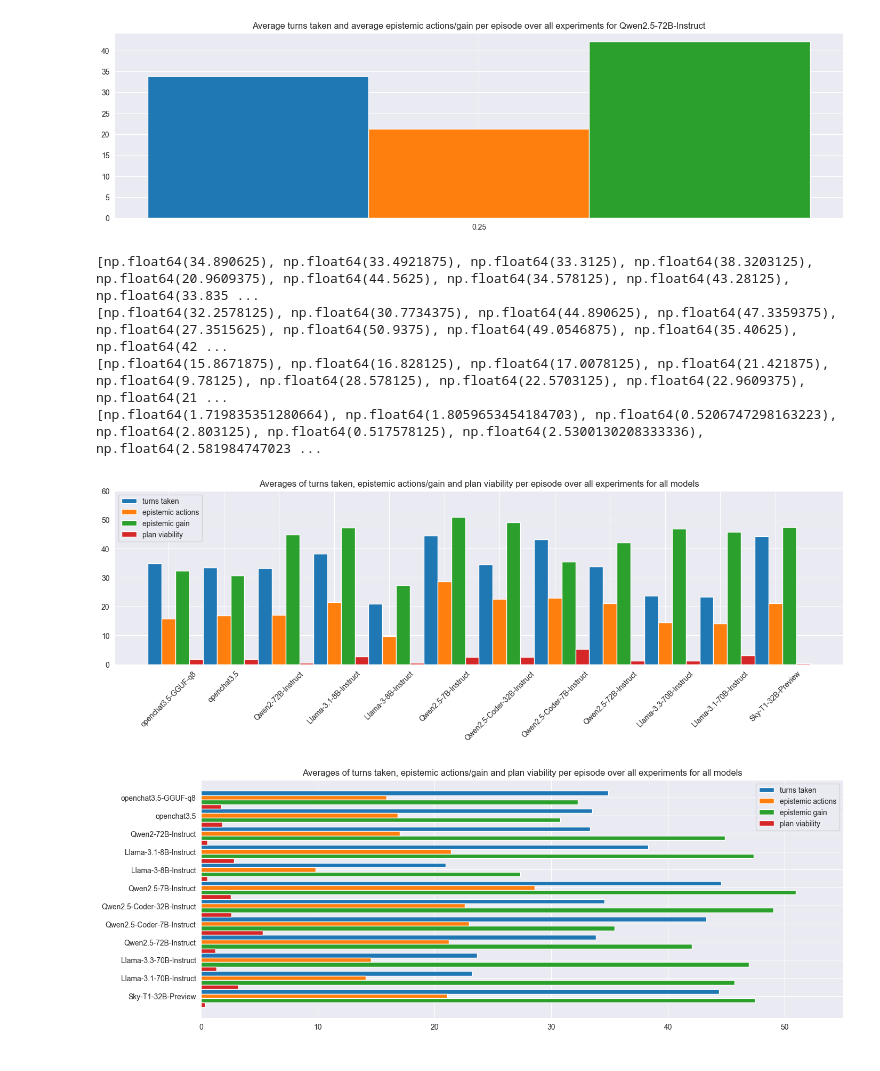
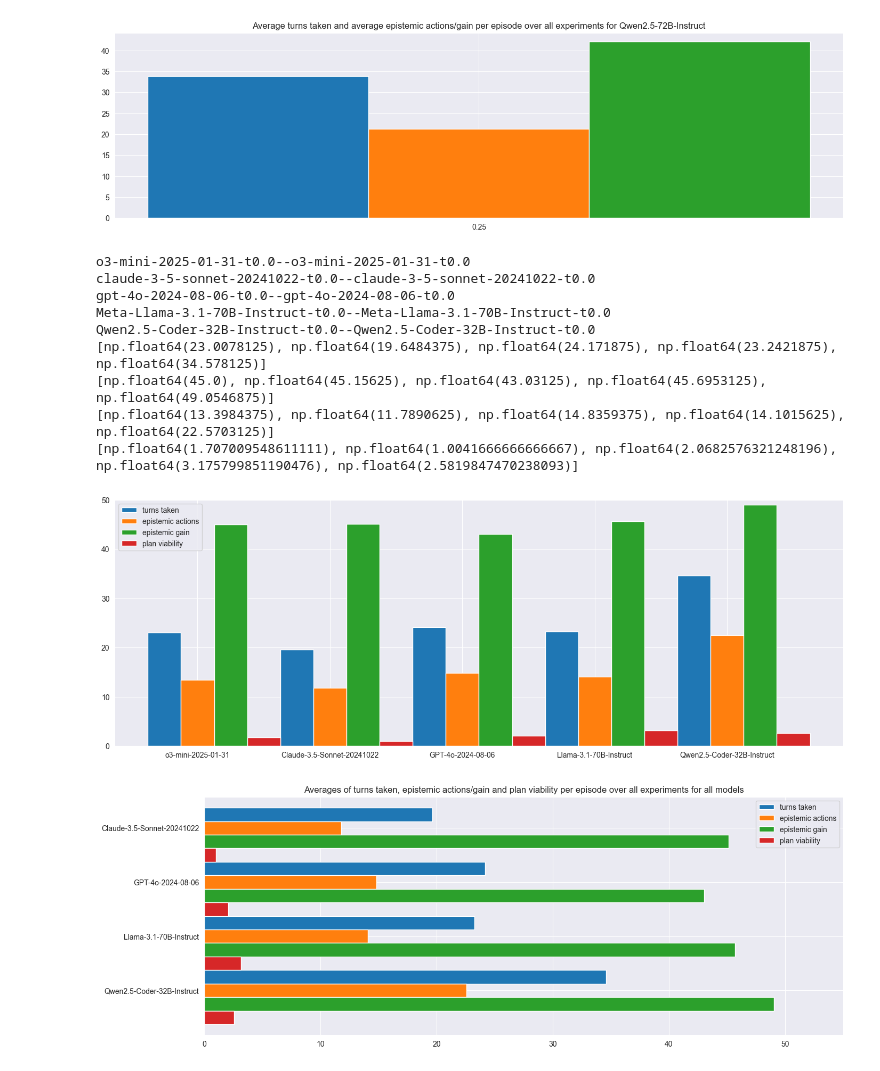
Before and after one commit to jmccardle/AdventureClemGame, a Jupyter notebook: adventuregame_eval.ipynb, the cells around one changed output. Cells and saved outputs as stored; diff of their text form; code cells hidden in the pictures.

Commit message:
Plotting work; Checking instance layouts/initial states

```diff
--- a/adventuregame_eval.ipynb
+++ b/adventuregame_eval.ipynb
@@ -72,8 +72,23 @@ model_name_dict = {
     'Qwen2.5-72B-Instruct-t0.0--Qwen2.5-72B-Instruct-t0.0': 'Qwen2.5-72B-Instruct',
     'Llama-3.3-70B-Instruct-t0.0--Llama-3.3-70B-Instruct-t0.0': 'Llama-3.3-70B-Instruct',
     'Meta-Llama-3.1-70B-Instruct-t0.0--Meta-Llama-3.1-70B-Instruct-t0.0': 'Llama-3.1-70B-Instruct',
-    'Sky-T1-32B-Preview-t0.0--Sky-T1-32B-Preview-t0.0': 'Sky-T1-32B-Preview'
+    'Sky-T1-32B-Preview-t0.0--Sky-T1-32B-Preview-t0.0': 'Sky-T1-32B-Preview',
+    'llama-3.1-405b-t0.0--llama-3.1-405b-t0.0': 'Llama-3.1-405b',
+    'gpt-4o-2024-08-06-t0.0--gpt-4o-2024-08-06-t0.0': 'GPT-4o-2024-08-06',
+    'claude-3-5-sonnet-20241022-t0.0--claude-3-5-sonnet-20241022-t0.0': 'Claude-3.5-Sonnet-20241022',
+    'qwen-max-t0.0--qwen-max-t0.0': 'Qwen-max',
+    'gemini-2.0-flash-exp-t0.0--gemini-2.0-flash-exp-t0.0': 'Gemini-2.0-flash-exp',
+    'deepseek-v3-t0.0--deepseek-v3-t0.0': 'DeepSeek-V3',
+    'o3-mini-2025-01-31-t0.0--o3-mini-2025-01-31-t0.0': 'o3-mini-2025-01-31'
 }
+
+top_models = [
+    'o3-mini-2025-01-31-t0.0--o3-mini-2025-01-31-t0.0',
+    'claude-3-5-sonnet-20241022-t0.0--claude-3-5-sonnet-20241022-t0.0',
+    'gpt-4o-2024-08-06-t0.0--gpt-4o-2024-08-06-t0.0',
+    'Meta-Llama-3.1-70B-Instruct-t0.0--Meta-Llama-3.1-70B-Instruct-t0.0',
+    'Qwen2.5-Coder-32B-Instruct-t0.0--Qwen2.5-Coder-32B-Instruct-t0.0'
+    ]
 
 experiment_short_name_dict = {
     '0_home_deliver_three_basic_easy': "basic-easy",
@@ -1436,12 +1536,17 @@ ValueError: The number of FixedLocator locations (1), usually from a call to set
 [figure]
 # %%
 # get averages for all models
-def get_average_epistemic_all():
+def get_average_epistemic_all(model_names = None):
     avg_turns_list = list()
     avg_epistemic_gain_list = list()
     avg_epistemic_actions_list = list()
     avg_plan_viability_list = list()
-    for model_id in model_name_dict:
+
+    if not model_names:
+        model_names = model_name_dict.keys()
+
+    for model_id in model_names:
+        print(model_id)
         avg_epistemic_scores_tuple = get_average_score_over_experiments(model_id, "effective_epistemic_gain_amount")
         avg_turns = avg_epistemic_scores_tuple[0]
         # print("avg_turns", avg_turns)
@@ -1465,16 +1570,21 @@ def get_average_epistemic_all():
             avg_plan_viability_list.append(avg_plan_viability_overall)
     return avg_turns_list, avg_epistemic_gain_list, avg_epistemic_actions_list, avg_plan_viability_list
 # %%
-avg_turns_list, avg_epistemic_gain_list, avg_epistemic_actions_list, avg_plan_viability_list = get_average_epistemic_all()
+avg_turns_list, avg_epistemic_gain_list, avg_epistemic_actions_list, avg_plan_viability_list = get_average_epistemic_all(top_models)
 print(avg_turns_list)
 print(avg_epistemic_gain_list)
 print(avg_epistemic_actions_list)
 print(avg_plan_viability_list)
 # %% [output]
-[np.float64(34.890625), np.float64(33.4921875), np.float64(33.3125), np.float64(38.3203125), np.float64(20.9609375), np.float64(44.5625), np.float64(34.578125), np.float64(43.28125), np.float64(33.835 ...
-[np.float64(32.2578125), np.float64(30.7734375), np.float64(44.890625), np.float64(47.3359375), np.float64(27.3515625), np.float64(50.9375), np.float64(49.0546875), np.float64(35.40625), np.float64(42 ...
-[np.float64(15.8671875), np.float64(16.828125), np.float64(17.0078125), np.float64(21.421875), np.float64(9.78125), np.float64(28.578125), np.float64(22.5703125), np.float64(22.9609375), np.float64(21 ...
-[np.float64(1.719835351280664), np.float64(1.8059653454184703), np.float64(0.5206747298163223), np.float64(2.803125), np.float64(0.517578125), np.float64(2.5300130208333336), np.float64(2.581984747023 ...
+o3-mini-2025-01-31-t0.0--o3-mini-2025-01-31-t0.0
+claude-3-5-sonnet-20241022-t0.0--claude-3-5-sonnet-20241022-t0.0
+gpt-4o-2024-08-06-t0.0--gpt-4o-2024-08-06-t0.0
+Meta-Llama-3.1-70B-Instruct-t0.0--Meta-Llama-3.1-70B-Instruct-t0.0
+Qwen2.5-Coder-32B-Instruct-t0.0--Qwen2.5-Coder-32B-Instruct-t0.0
+[np.float64(23.0078125), np.float64(19.6484375), np.float64(24.171875), np.float64(23.2421875), np.float64(34.578125)]
+[np.float64(45.0), np.float64(45.15625), np.float64(43.03125), np.float64(45.6953125), np.float64(49.0546875)]
+[np.float64(13.3984375), np.float64(11.7890625), np.float64(14.8359375), np.float64(14.1015625), np.float64(22.5703125)]
+[np.float64(1.707009548611111), np.float64(1.0041666666666667), np.float64(2.0682576321248196), np.float64(3.175799851190476), np.float64(2.5819847470238093)]
 # %%
 # print("avg_turns_list", avg_turns_list)
 
@@ -1486,37 +1596,40 @@ br1 = np.arange(len(avg_turns_list))
 br2 = [x + barWidth for x in br1]
 br3 = [x + barWidth for x in br2]
 br4 = [x + barWidth for x in br3]
 
 # ax.bar(br1, avg_plan_viability_list, width=barWidth, label="plan viability")
 
 
 ax.bar(br1, avg_turns_list, width=barWidth, label="turns taken")
 ax.bar(br2, avg_epistemic_actions_list, width=barWidth, label="epistemic actions")
 ax.bar(br3, avg_epistemic_gain_list, width=barWidth, label="epistemic gain")
 ax.bar(br4, avg_plan_viability_list, width=barWidth, label="plan viability")
 
 # ax.bar(variants_short, avg_turns, label="turns")
 # ax.bar(variants_short, avg_epistemic_actions, label="epistemic actions")
 
 # plt.bar(variants_short, avg_turns, width=0.25)
 # plt.bar(variants_short, avg_epistemic_actions, width=0.25)
 
+# TODO: error bars
 
-ax.set(title=f'Averages of turns taken, epistemic actions/gain and plan viability per episode over all experiments for all models')
+# ax.set(title=f'Averages of turns taken, epistemic actions/gain and plan viability per episode over all experiments for all models')
 
 # plt.xticks([r + barWidth for r in range(len(avg_turns))], model_name_dict[model_id])
-plt.xticks([r + barWidth for r in range(len(avg_turns_list))], model_name_dict.values(), rotation=45)
+# plt.xticks([r + barWidth for r in range(len(avg_turns_list))], model_name_dict.values(), rotation=45)
+# plt.xticks([r + barWidth for r in range(len(avg_turns_list))], [model_name_dict[model_full] for model_full in top_models], rotation=45)
+plt.xticks([r + barWidth for r in range(len(avg_turns_list))], [model_name_dict[model_full] for model_full in top_models])
 
-plt.ylim(0, 60)
+plt.ylim(0, 50)
 
 # ax.grid()
 
 plt.legend()
 
 # fig.savefig("test.png")
 plt.show()
 # %% [output]
-[figure, old version]
+[figure, new version]
 # %%
 fig, ax = plt.subplots(figsize=(14, 5), layout='constrained')
 
@@ -1549,7 +1662,8 @@ ax.set(title=f'Averages of turns taken, epistemic actions/gain and plan viabilit
 
 # plt.xticks([r + barWidth for r in range(len(avg_turns))], model_name_dict[model_id])
 # plt.xticks([r + barWidth for r in range(len(avg_turns_list))], model_name_dict.values(), rotation=45)
-plt.yticks([r + barWidth for r in range(len(avg_turns_list))], model_name_dict.values())
+# plt.yticks([r + barWidth for r in range(len(avg_turns_list))], model_name_dict.values())
+plt.yticks([r + barWidth for r in range(len(avg_turns_list))], [model_name_dict[model_full] for model_full in top_models])
 
 plt.xlim(0, 55)
 
@@ -1560,4 +1674,4 @@ plt.legend()
 # fig.savefig("test.png")
 plt.show()
 # %% [output]
-[figure, old version]
+[figure, new version]
```
Also changed, not shown: parts of 43 cells of this notebook, 4 other files.
